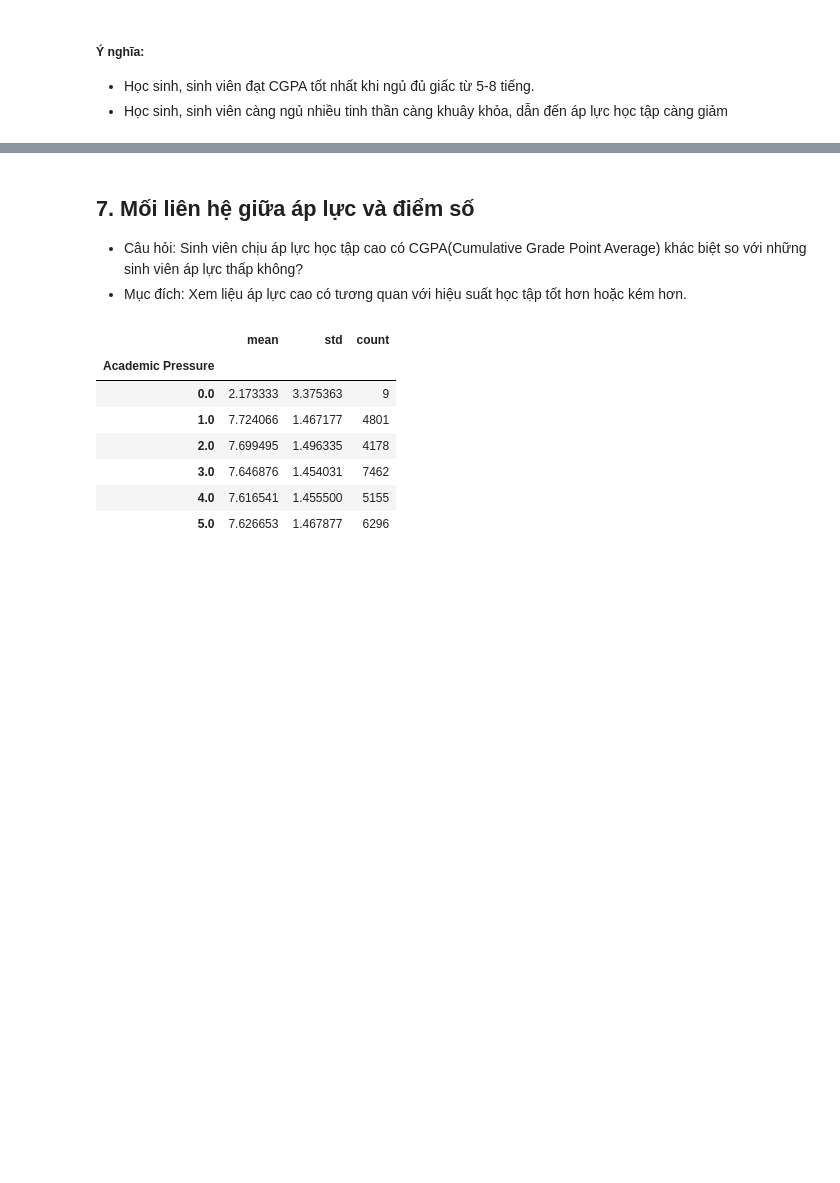
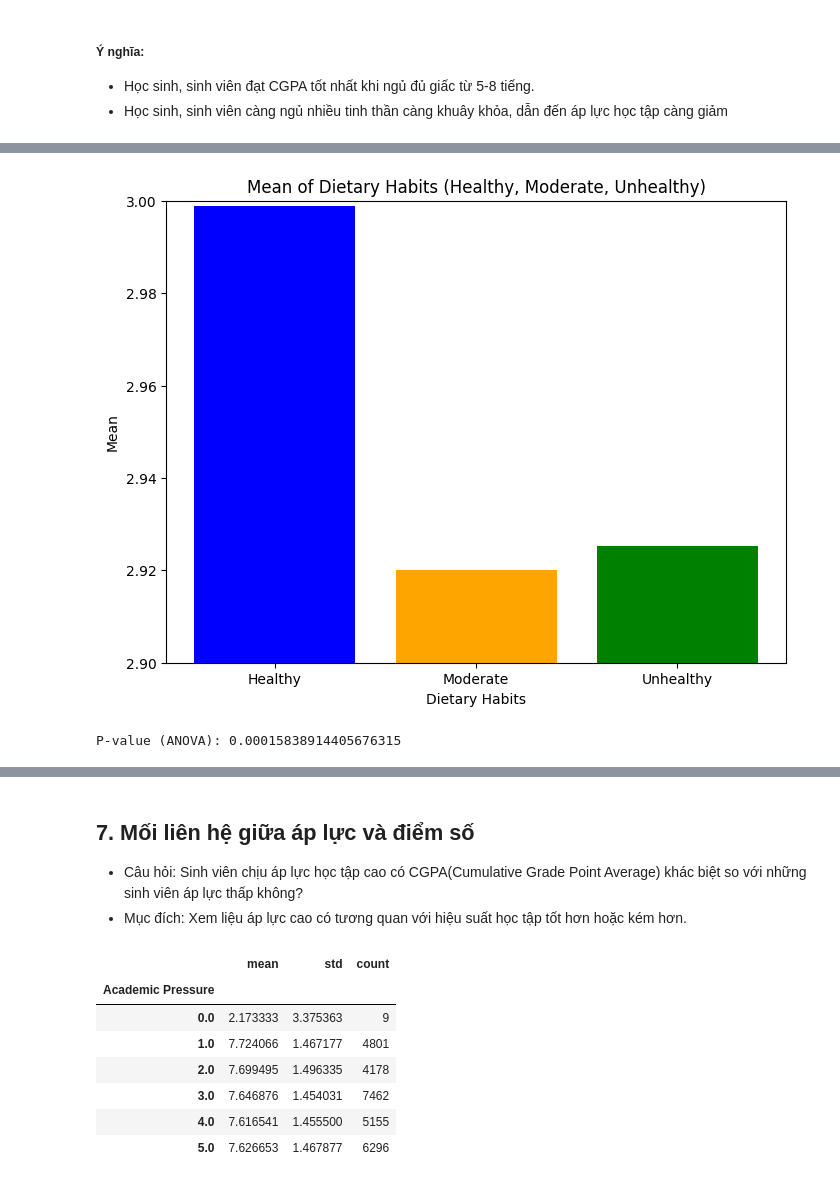
Before and after one commit to lhldanh/HCMUS_-CSC17104_Final_Project, a Jupyter notebook: main.ipynb, the cells around one changed output, grey strips where cells are left out. Saved outputs shown, nothing was run; the diff lists cells and outputs as text; code cells hidden in the pictures; blank space fills up the shorter version.

```diff
--- a/main.ipynb
+++ b/main.ipynb
@@ -442,0 +646,9 @@ plt.show()
+# %%
+data6 = df.groupby(['Dietary Habits'])['Study Satisfaction'].apply(list)
+stats_res = data6.apply(lambda x: pd.Series({
+    'mean': pd.Series(x).mean(),
+    'std': pd.Series(x).std(),
+    'count': len(x)
+}))
+print(stats_res.index)
+print(stats_res)
@@ -442,0 +667,18 @@ plt.show()
+# %%
+stats_filtered = stats_res.drop('Others') #bỏ other vì other không có nhiều ý nghĩa trong việc so sánh trung bìnhbình
+plt.figure(figsize=(8, 6))
+plt.bar(stats_filtered.index, stats_filtered['mean'], color=['blue', 'orange', 'green'])
+plt.title('Mean of Dietary Habits (Healthy, Moderate, Unhealthy)')
+plt.xlabel('Dietary Habits')
+plt.ylabel('Mean')
+plt.ylim(2.9,3)
+plt.show()
+# %% [output]
+[figure, added]
+# %%
+data6.pop('Others')
+anova_data = [x for x in data6]
+anova_result = f_oneway(*anova_data)
+print("\nP-value (ANOVA):", anova_result.pvalue)
+# %% [output]
+P-value (ANOVA): 0.00015838914405676315
```
Also changed, not shown: parts of 30 cells of this notebook.
